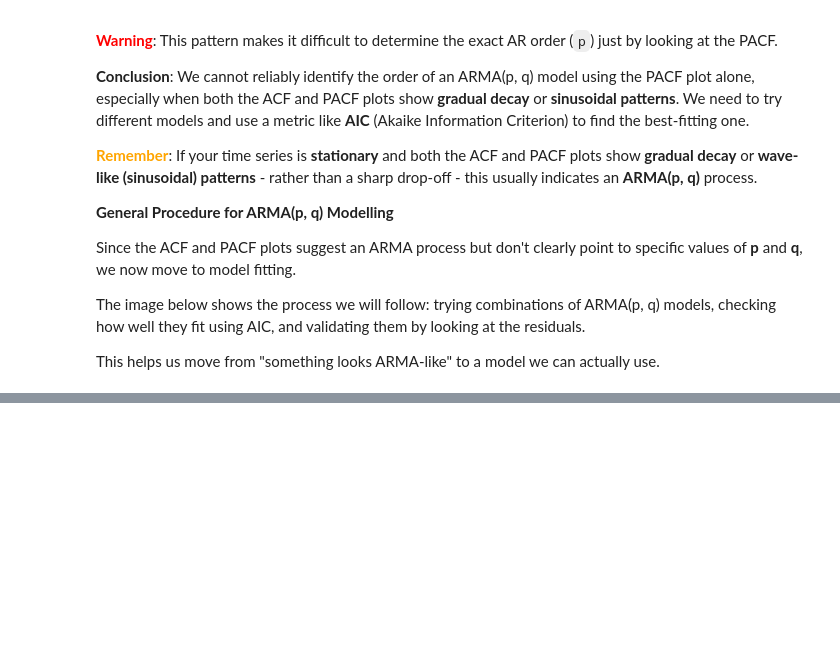
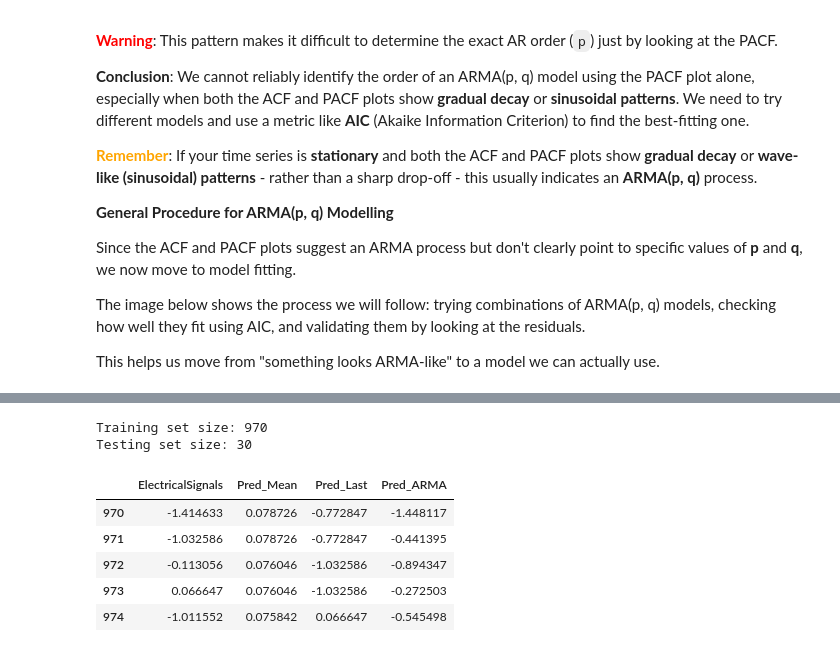
Before and after one commit to michaelhudson2205/INFO3022_Practicals, a Jupyter notebook: P4_3_ARMA_ARIMA.ipynb, the cells around one changed output, grey strips where cells are left out. Cells and saved outputs as stored; diff of their text form; code cells hidden in the pictures; blank space fills up the shorter version.

```diff
--- a/P4_3_ARMA_ARIMA.ipynb
+++ b/P4_3_ARMA_ARIMA.ipynb
@@ -212,0 +376,11 @@ This helps us move from "something looks ARMA-like" to a model we can actually u
+# %%
+# Create Training and Testing Sets for forecasting 30 minutes ahead
+train = df[:-30]
+test = df[-30:]
+
+# Print the sizes of the training and testing sets
+print(f"Training set size: {len(train)}")
+print(f"Testing set size: {len(test)}")
+# %% [output]
+Training set size: 970
+Testing set size: 30
@@ -212,0 +431,21 @@ This helps us move from "something looks ARMA-like" to a model we can actually u
+# %%
+TRAIN_LEN = len(train)
+HORIZON = len(test)
+WINDOW = 2
+
+pred_mean = rolling_forecast(df["ElectricalSignals"], TRAIN_LEN, HORIZON, WINDOW, method="mean")
+pred_last = rolling_forecast(df["ElectricalSignals"], TRAIN_LEN, HORIZON, WINDOW, method="last")
+pred_arma = rolling_forecast(df["ElectricalSignals"], TRAIN_LEN, HORIZON, WINDOW, method="ARMA")
+
+test.loc[:, 'Pred_Mean'] = pred_mean
+test.loc[:, 'Pred_Last'] = pred_last
+test.loc[:, 'Pred_ARMA'] = pred_arma
+
+test.head()
+# %% [output]
+|  | ElectricalSignals | Pred_Mean | Pred_Last | Pred_ARMA |
+| 970 | -1.414633 | 0.078726 | -0.772847 | -1.448117 |
+| 971 | -1.032586 | 0.078726 | -0.772847 | -0.441395 |
+| 972 | -0.113056 | 0.076046 | -1.032586 | -0.894347 |
+| 973 | 0.066647 | 0.076046 | -1.032586 | -0.272503 |
+| 974 | -1.011552 | 0.075842 | 0.066647 | -0.545498 |
```
Also changed, not shown: parts of 27 cells of this notebook, 1 other file.
